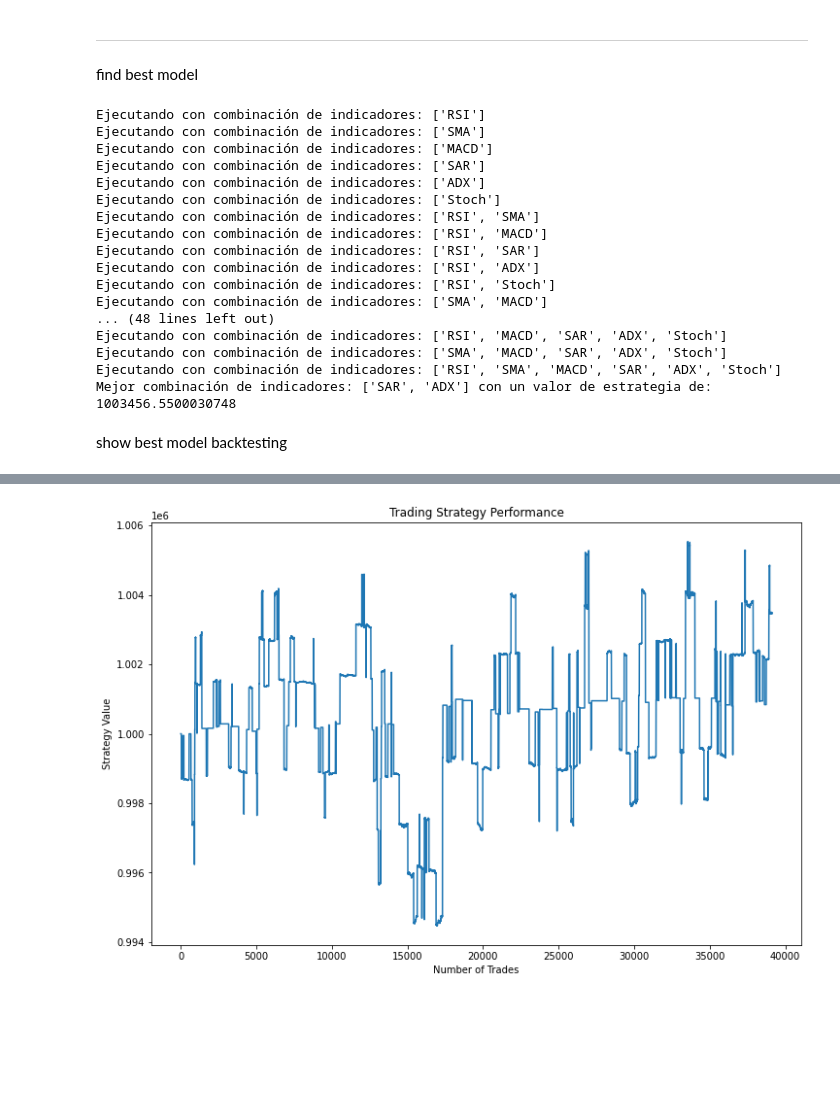
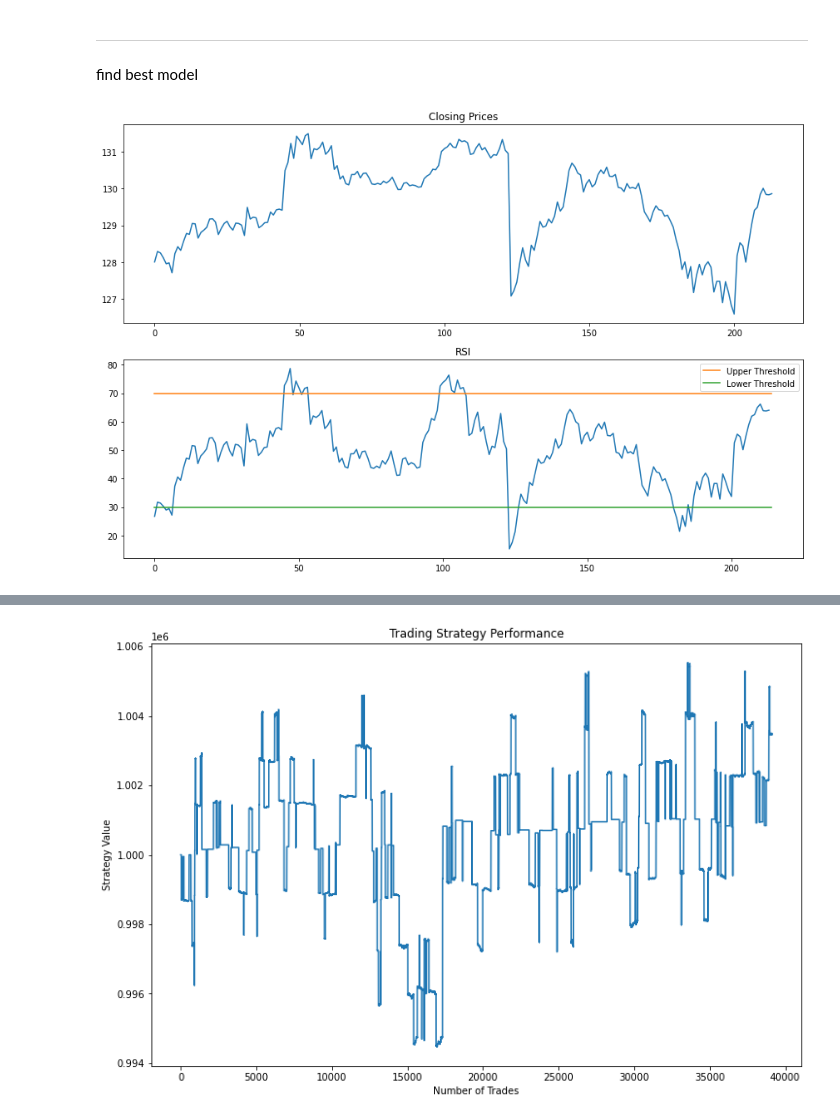
Before and after one commit to david09perez/Proyecto_Trading, a Jupyter notebook: report.ipynb, the cells around one changed output, grey strips where cells are left out. Cells and saved outputs as stored; diff of their text form; code cells hidden in the pictures; blank space fills up the shorter version.

```diff
--- a/report.ipynb
+++ b/report.ipynb
@@ -480,28 +480,12 @@ plt.show()
 -------
 # %%
 from technical_analysis import Operation, TradingStrategy
-# %% [markdown]
-find best model
+# %% [markdown]
+find best model
 # %%
 strategy = TradingStrategy('5m')
-strategy.run_combinations()
+#strategy.run_combinations()
-# %% [output]
-Ejecutando con combinación de indicadores: ['RSI']
-Ejecutando con combinación de indicadores: ['SMA']
-Ejecutando con combinación de indicadores: ['MACD']
-Ejecutando con combinación de indicadores: ['SAR']
-Ejecutando con combinación de indicadores: ['ADX']
-Ejecutando con combinación de indicadores: ['Stoch']
-Ejecutando con combinación de indicadores: ['RSI', 'SMA']
-Ejecutando con combinación de indicadores: ['RSI', 'MACD']
-Ejecutando con combinación de indicadores: ['RSI', 'SAR']
-Ejecutando con combinación de indicadores: ['RSI', 'ADX']
-Ejecutando con combinación de indicadores: ['RSI', 'Stoch']
-Ejecutando con combinación de indicadores: ['SMA', 'MACD']
-... (48 lines left out)
-Ejecutando con combinación de indicadores: ['RSI', 'MACD', 'SAR', 'ADX', 'Stoch']
-Ejecutando con combinación de indicadores: ['SMA', 'MACD', 'SAR', 'ADX', 'Stoch']
-Ejecutando con combinación de indicadores: ['RSI', 'SMA', 'MACD', 'SAR', 'ADX', 'Stoch']
-Mejor combinación de indicadores: ['SAR', 'ADX'] con un valor de estrategia de: 1003456.5500030748
-# %% [markdown]
-show best model backtesting
+# %%
+strategy.show_RSI()
+# %% [output]
+[figure, added]
```
Also changed, not shown: parts of 23 cells of this notebook.
